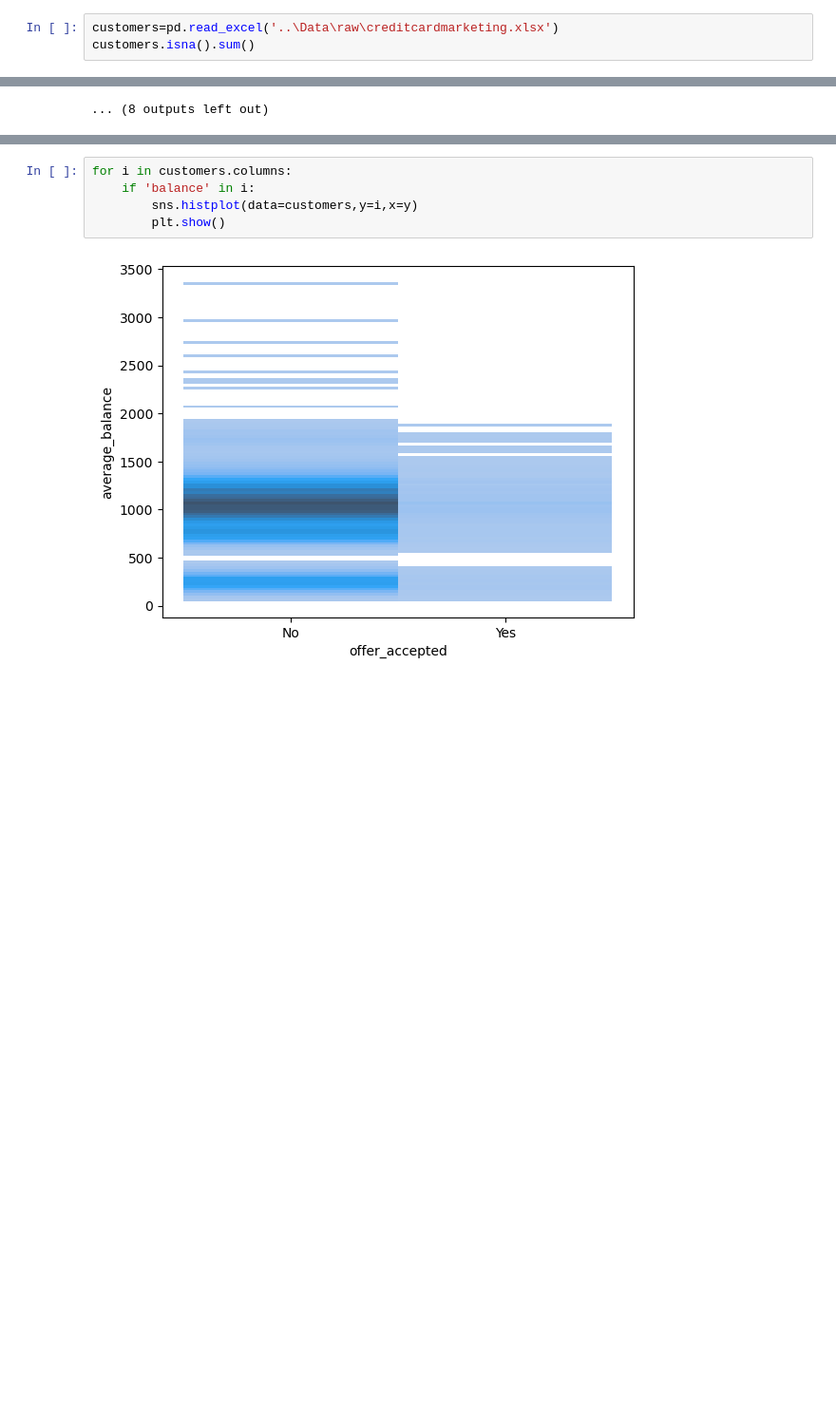
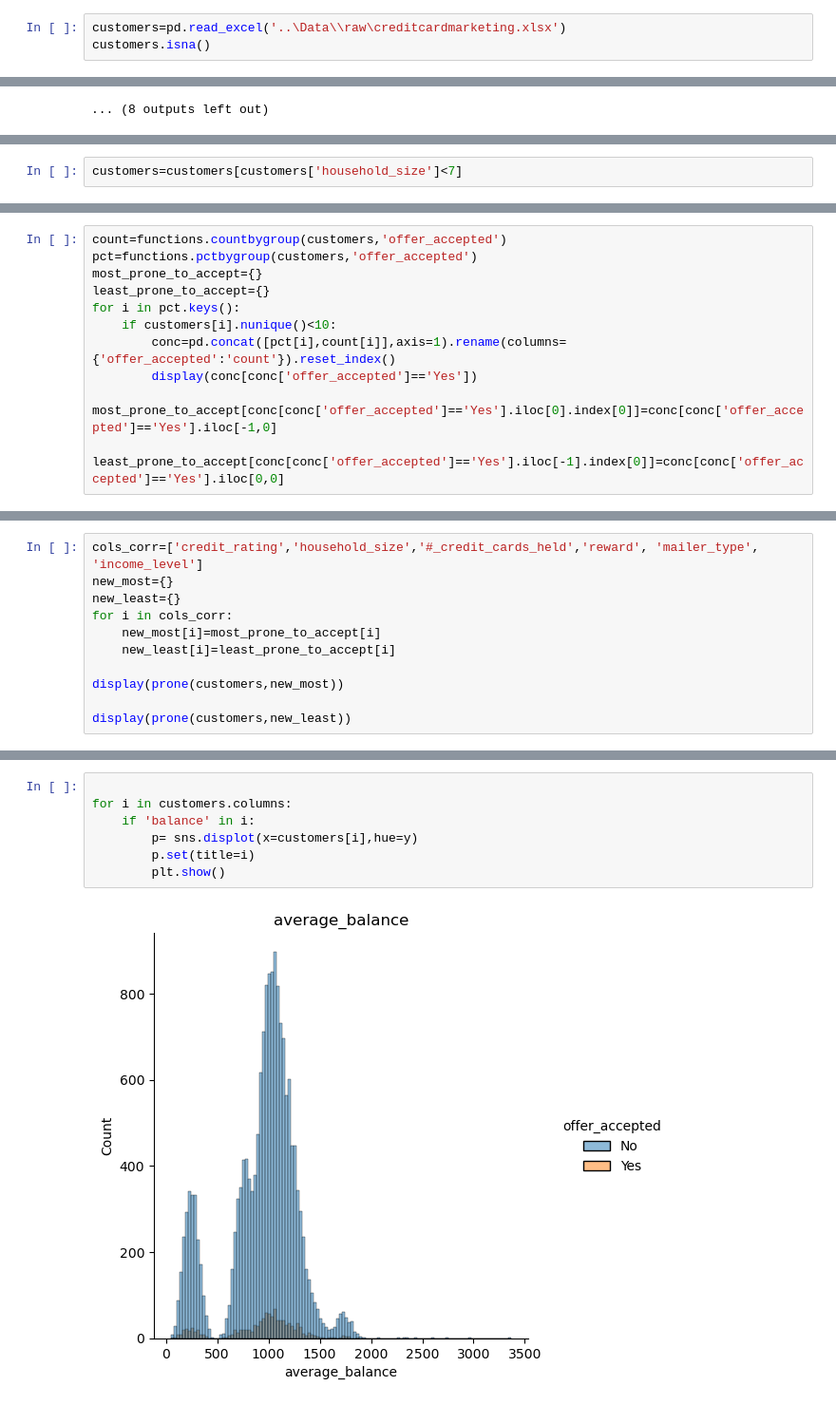
Before and after one commit to Amuyen/midbootcamp-project, a Jupyter notebook: notebooks/cleaning.ipynb, the cells around one changed output, grey strips where cells are left out. Shown at 95% size. Cells and saved outputs as stored; diff of their text form; blank space fills up the shorter version.

```diff
--- a/notebooks/cleaning.ipynb
+++ b/notebooks/cleaning.ipynb
@@ -7,6 +7,6 @@ import re
 # %% [markdown]
 First I Upload the dataset and check for missing values.
 # %%
-customers=pd.read_excel('..\Data\raw\creditcardmarketing.xlsx')
-customers.isna().sum()
+customers=pd.read_excel('..\Data\\raw\creditcardmarketing.xlsx')
+customers.isna()
 # %% [output]
@@ -191,0 +232,2 @@ for i in functions.countbygroup(customers,'offer_accepted').values():
+# %%
+customers=customers[customers['household_size']<7]
@@ -191,0 +236,11 @@ for i in functions.countbygroup(customers,'offer_accepted').values():
+# %%
+count=functions.countbygroup(customers,'offer_accepted')
+pct=functions.pctbygroup(customers,'offer_accepted')
+most_prone_to_accept={}
+least_prone_to_accept={}
+for i in pct.keys():
+    if customers[i].nunique()<10:
+        conc=pd.concat([pct[i],count[i]],axis=1).rename(columns={'offer_accepted':'count'}).reset_index()
+        display(conc[conc['offer_accepted']=='Yes'])
+        most_prone_to_accept[conc[conc['offer_accepted']=='Yes'].iloc[0].index[0]]=conc[conc['offer_accepted']=='Yes'].iloc[-1,0]
+        least_prone_to_accept[conc[conc['offer_accepted']=='Yes'].iloc[-1].index[0]]=conc[conc['offer_accepted']=='Yes'].iloc[0,0]
@@ -191,0 +308,11 @@ for i in functions.countbygroup(customers,'offer_accepted').values():
+# %%
+cols_corr=['credit_rating','household_size','#_credit_cards_held','reward', 'mailer_type', 'income_level']
+new_most={}
+new_least={}
+for i in cols_corr:
+    new_most[i]=most_prone_to_accept[i]
+    new_least[i]=least_prone_to_accept[i]
+
+display(prone(customers,new_most))
+
+display(prone(customers,new_least))
@@ -192,7 +333,9 @@ for i in functions.countbygroup(customers,'offer_accepted').values():
 # %%
+
 for i in customers.columns:
     if 'balance' in i:
-        sns.histplot(data=customers,y=i,x=y)
+        p= sns.displot(x=customers[i],hue=y)
+        p.set(title=i)
         plt.show()
 # %% [output]
-[figure, old version]
+[figure, new version]
```
Also changed, not shown: parts of 22 cells of this notebook.
